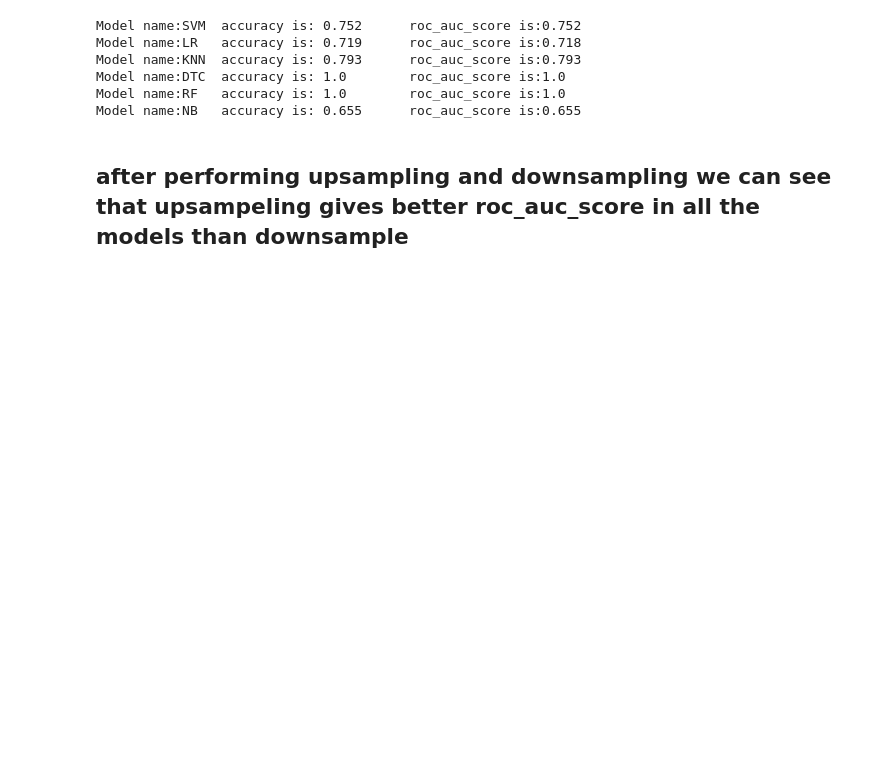
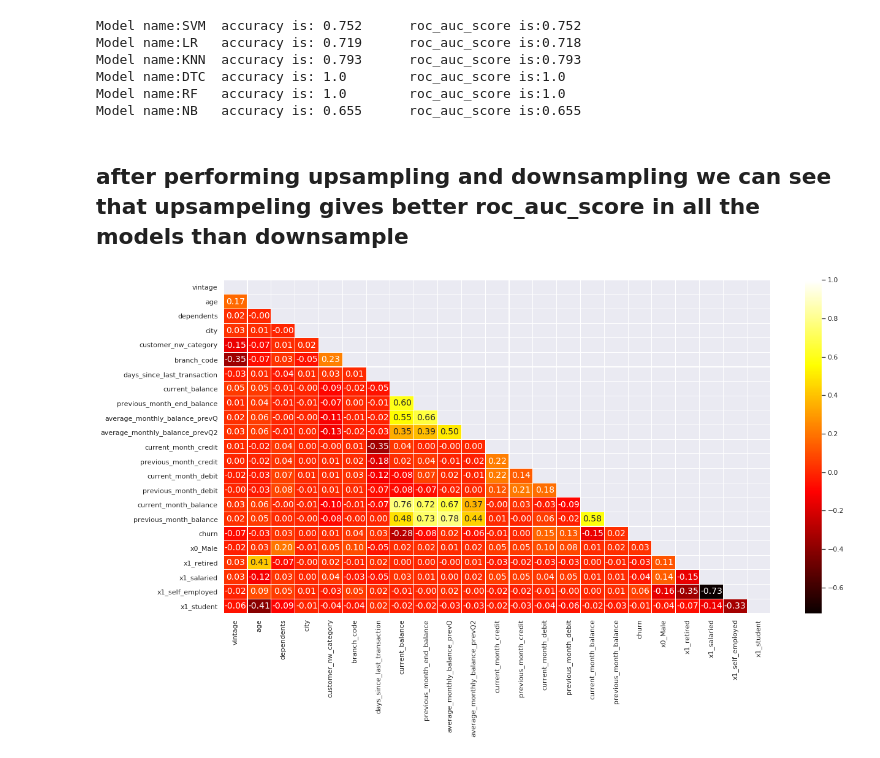
Before and after one commit to Debapriya-Mondal/Churn-Prediction, a Jupyter notebook: churn_prediction.ipynb, the cells around one changed output. Cells and saved outputs as stored; diff of their text form; code cells hidden in the pictures; blank space fills up the shorter version.

```diff
--- a/churn_prediction.ipynb
+++ b/churn_prediction.ipynb
@@ -943,3 +930,10 @@ Model name:RF   accuracy is: 1.0        roc_auc_score is:1.0
 Model name:NB   accuracy is: 0.655      roc_auc_score is:0.655
 # %% [markdown]
 ## after performing upsampling and downsampling we can see that upsampeling gives better roc_auc_score in all the models than downsample
+# %%
+plt.figure(figsize=(20,10))
+matrix = np.triu(df_upsampled.corr())
+sns.heatmap(df_upsampled.corr(), annot=True, mask=matrix,cmap='hot',fmt='.2f',linewidths=0.1,annot_kws={"size": 14})
+plt.show()
+# %% [output]
+[figure, added]
```
Also changed, not shown: parts of 6 cells of this notebook.
